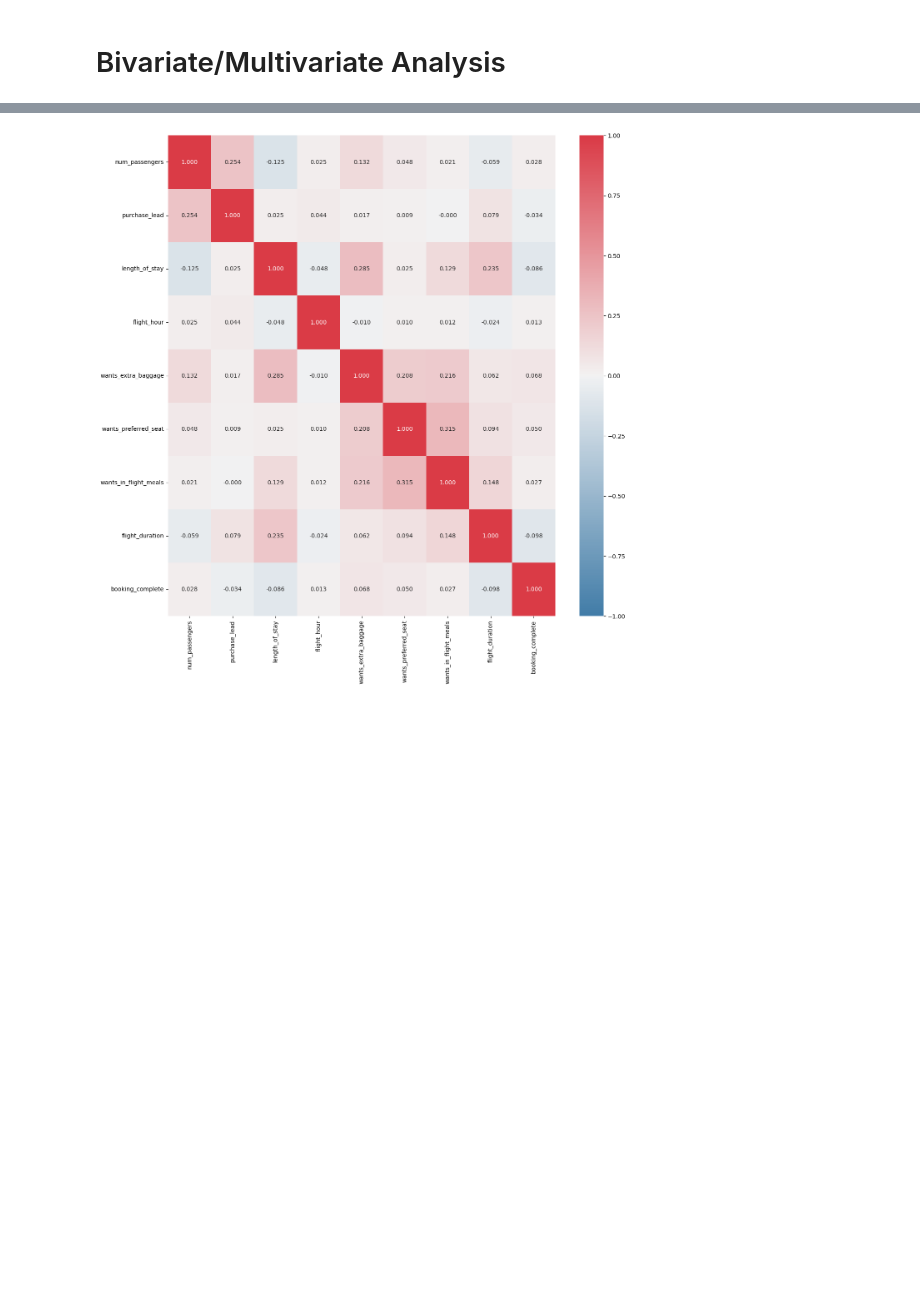
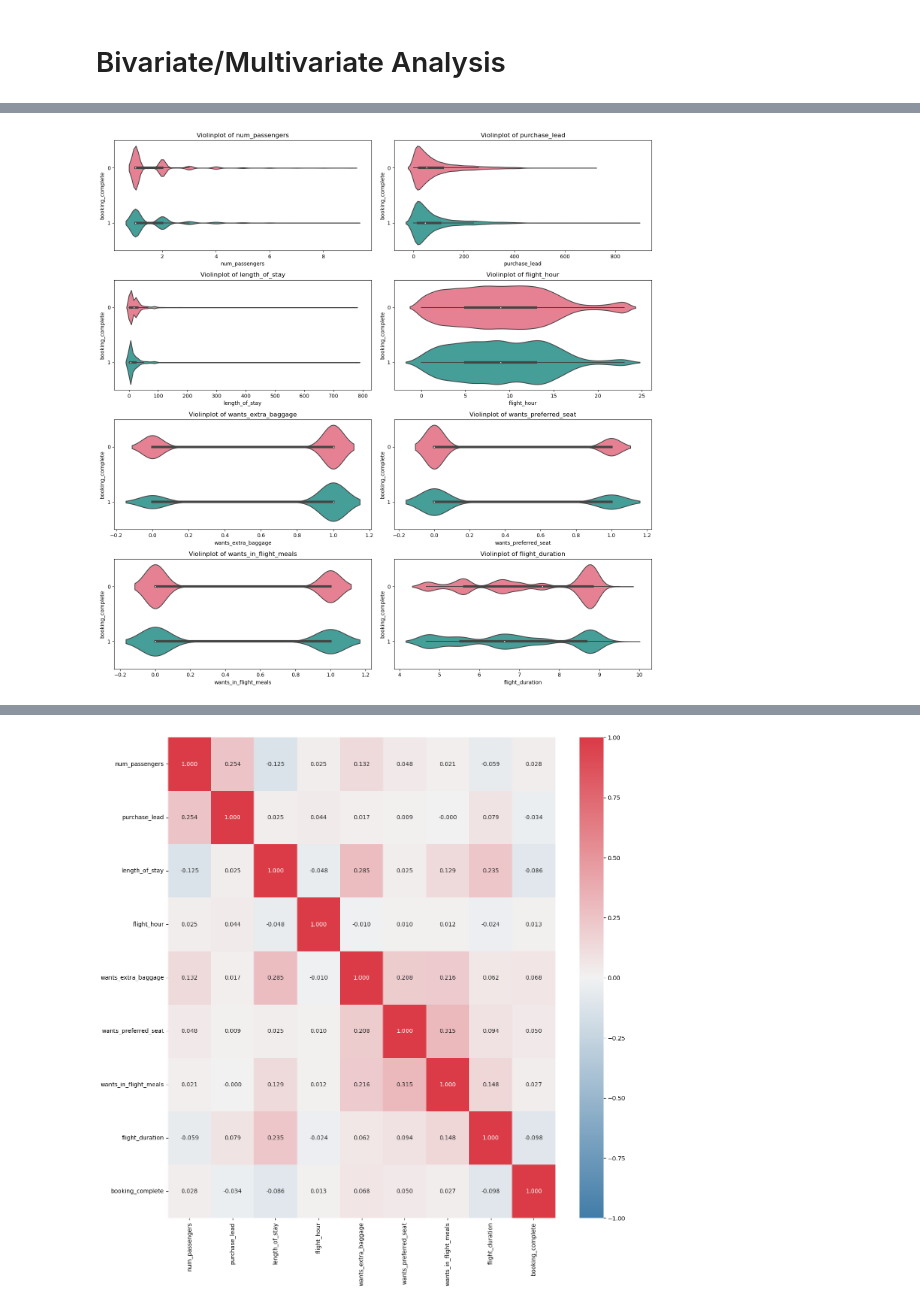
Before and after one commit to mcikalmerdeka/British-Airways-Flight-Booking-Prediction, a Jupyter notebook: British Airways Flight Booking Prediction (Machine Learning Task 2).ipynb, the cells around one changed output, grey strips where cells are left out. Saved outputs shown, nothing was run; the diff lists cells and outputs as text; code cells hidden in the pictures; blank space fills up the shorter version.

```diff
--- a/British Airways Flight Booking Prediction (Machine Learning Task 2).ipynb
+++ b/British Airways Flight Booking Prediction (Machine Learning Task 2).ipynb
@@ -312,0 +347,17 @@ As we can that there is quite an class imbalance case here, where the values com
+# %%
+#Violinplot with hue booking_complete
+
+fig, axes = plt.subplots(nrows=4, ncols=2, figsize=(15, 15))
+axes = axes.flatten()
+
+nums_bivariate = ['num_passengers', 'purchase_lead', 'length_of_stay', 'flight_hour', 'wants_extra_baggage', 'wants_preferred_seat', 'wants_in_flight_meals', 'flight_duration']
+palette = sns.color_palette("husl", df['booking_complete'].nunique())
+
+
+for i in range(len(nums_bivariate)) :
+  sns.violinplot(ax=axes[i], x=df[nums_bivariate[i]], y=df['booking_complete'], orient='h', color='skyblue', palette=palette)
+  axes[i].set_title(f'Violinplot of {nums_bivariate[i]}')
+
+plt.tight_layout()
+# %% [output]
+[figure, added]
```
Also changed, not shown: parts of 29 cells of this notebook.
